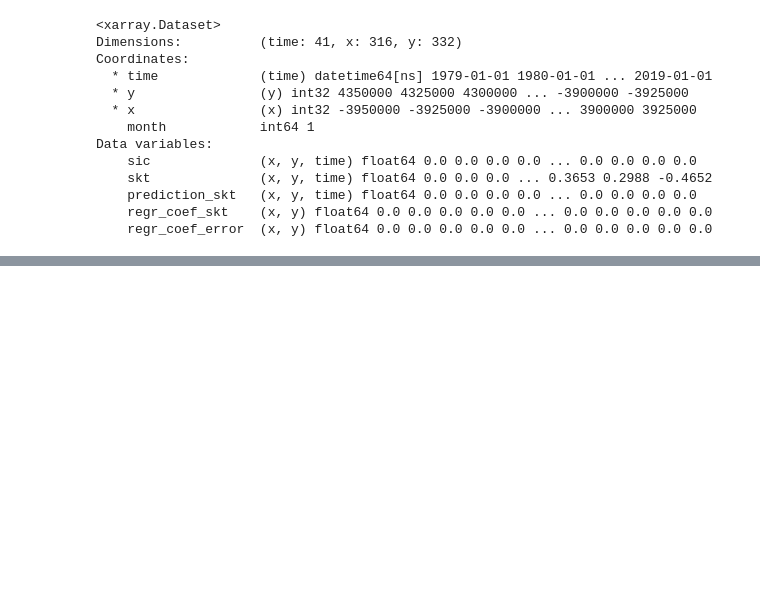
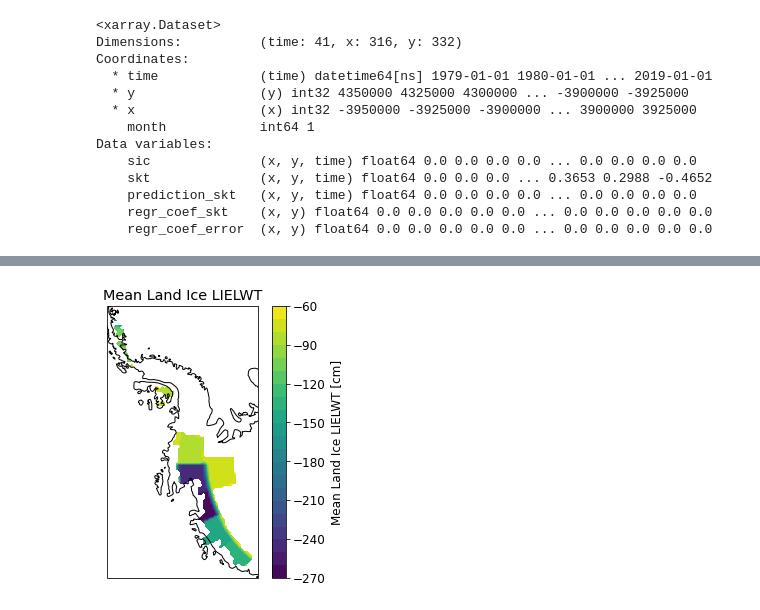
Before and after one commit to hjelleyman/Antarctica-M.2, a Jupyter notebook: Week 10.ipynb, the cells around one changed output, grey strips where cells are left out. Drawn from its saved outputs; the diff is of its cells as text; code cells hidden in the pictures; blank space fills up the shorter version.

```diff
--- a/Week 10.ipynb
+++ b/Week 10.ipynb
@@ -81,0 +135,14 @@ ValueError: math domain error
+# %%
+LIC_mean2 = LIC_mean.where(mask2)
+fig = plt.figure(figsize=(5, 5))
+ax = fig.add_subplot(1, 1, 1, projection=ccrs.SouthPolarStereo())
+plot = ax.contourf(LIC_mean2.x, LIC_mean2.y, LIC_mean2,
+                   levels=20, crs=ccrs.SouthPolarStereo())
+ax.coastlines()
+ax.set_title('Mean Land Ice LIELWT')
+cbar = plt.colorbar(plot)
+cbar.set_label(r'Mean Land Ice LIELWT [cm]')
+misc.savefigures(folder='images/week10', filename='decreasing_mean_lic_distribution')
+plt.show()
+# %% [output]
+[figure, added]
```
Also changed, not shown: parts of 19 cells of this notebook, 7 other files.
